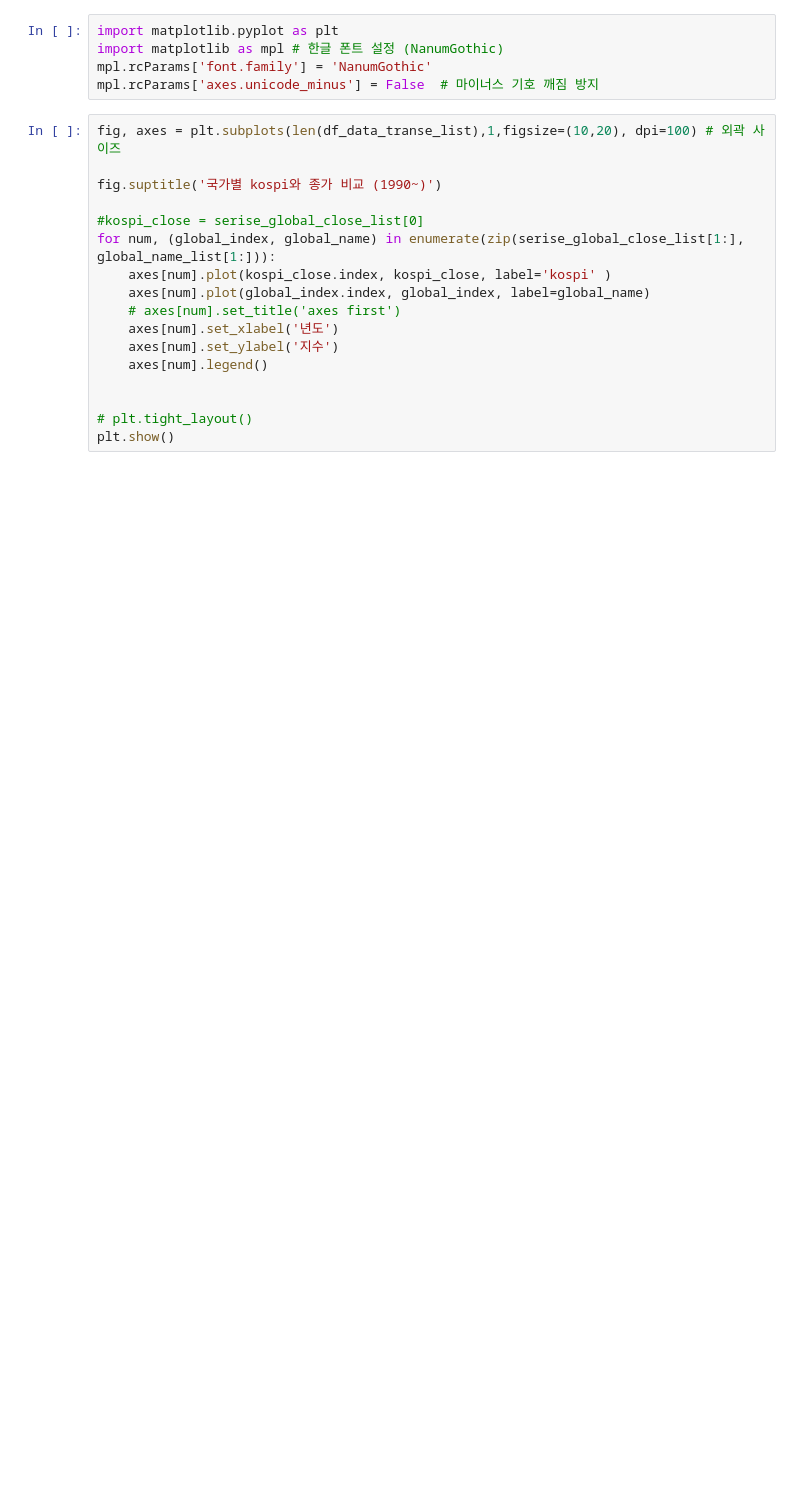
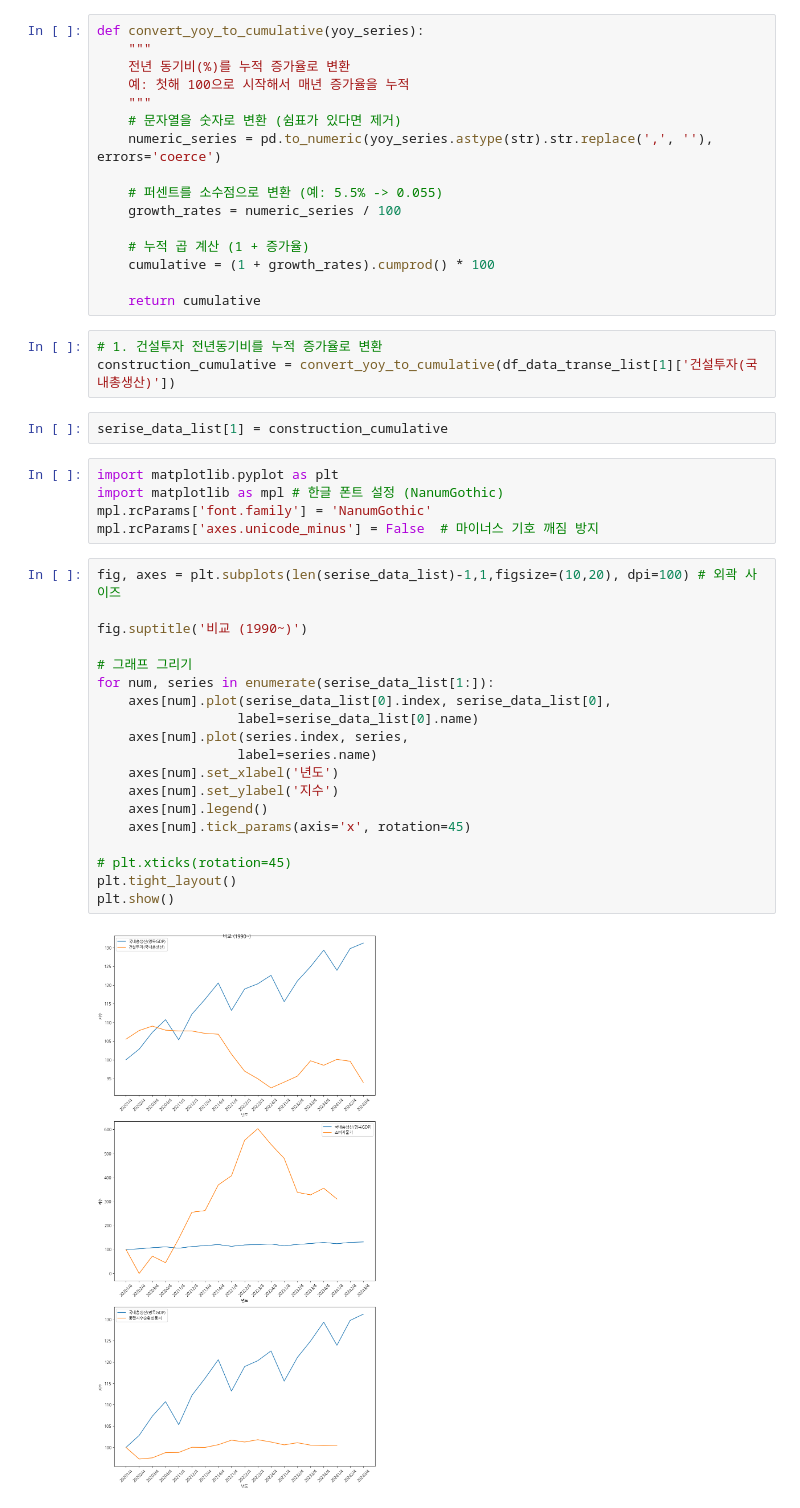
Before and after one commit to Huey-fitpet/study_pandas, a Jupyter notebook: quests/compare_economic_indicators.ipynb, the cells around one changed output. Saved outputs shown, nothing was run; the diff lists cells and outputs as text; blank space fills up the shorter version.

```diff
--- a/quests/compare_economic_indicators.ipynb
+++ b/quests/compare_economic_indicators.ipynb
@@ -113,22 +166,47 @@ df_data_transe_list[2].head()
+# %%
+def convert_yoy_to_cumulative(yoy_series):
+    """
+    전년 동기비(%)를 누적 증가율로 변환
+    예: 첫해 100으로 시작해서 매년 증가율을 누적
+    """
+    # 문자열을 숫자로 변환 (쉼표가 있다면 제거)
+    numeric_series = pd.to_numeric(yoy_series.astype(str).str.replace(',', ''), errors='coerce')
+
+    # 퍼센트를 소수점으로 변환 (예: 5.5% -> 0.055)
+    growth_rates = numeric_series / 100
+
+    # 누적 곱 계산 (1 + 증가율)
+    cumulative = (1 + growth_rates).cumprod() * 100
+
+    return cumulative
+# %%
+# 1. 건설투자 전년동기비를 누적 증가율로 변환
+construction_cumulative = convert_yoy_to_cumulative(df_data_transe_list[1]['건설투자(국내총생산)'])
+# %%
+serise_data_list[1] = construction_cumulative
 # %%
 import matplotlib.pyplot as plt
 import matplotlib as mpl # 한글 폰트 설정 (NanumGothic)
 mpl.rcParams['font.family'] = 'NanumGothic'
 mpl.rcParams['axes.unicode_minus'] = False  # 마이너스 기호 깨짐 방지
 # %%
-fig, axes = plt.subplots(len(df_data_transe_list),1,figsize=(10,20), dpi=100) # 외곽 사이즈
+fig, axes = plt.subplots(len(serise_data_list)-1,1,figsize=(10,20), dpi=100) # 외곽 사이즈
 
-fig.suptitle('국가별 kospi와 종가 비교 (1990~)')
+fig.suptitle('비교 (1990~)')
 
-#kospi_close = serise_global_close_list[0]
-for num, (global_index, global_name) in enumerate(zip(serise_global_close_list[1:], global_name_list[1:])):
-    axes[num].plot(kospi_close.index, kospi_close, label='kospi' )
-    axes[num].plot(global_index.index, global_index, label=global_name)
-    # axes[num].set_title('axes first')
+# 그래프 그리기
+for num, series in enumerate(serise_data_list[1:]):
+    axes[num].plot(serise_data_list[0].index, serise_data_list[0],
+                  label=serise_data_list[0].name)
+    axes[num].plot(series.index, series,
+                  label=series.name)
     axes[num].set_xlabel('년도')
     axes[num].set_ylabel('지수')
     axes[num].legend()
+    axes[num].tick_params(axis='x', rotation=45)
 
-
-# plt.tight_layout()
+# plt.xticks(rotation=45)
+plt.tight_layout()
 plt.show()
+# %% [output]
+[figure, added]
```
Also changed, not shown: parts of 12 cells of this notebook.
